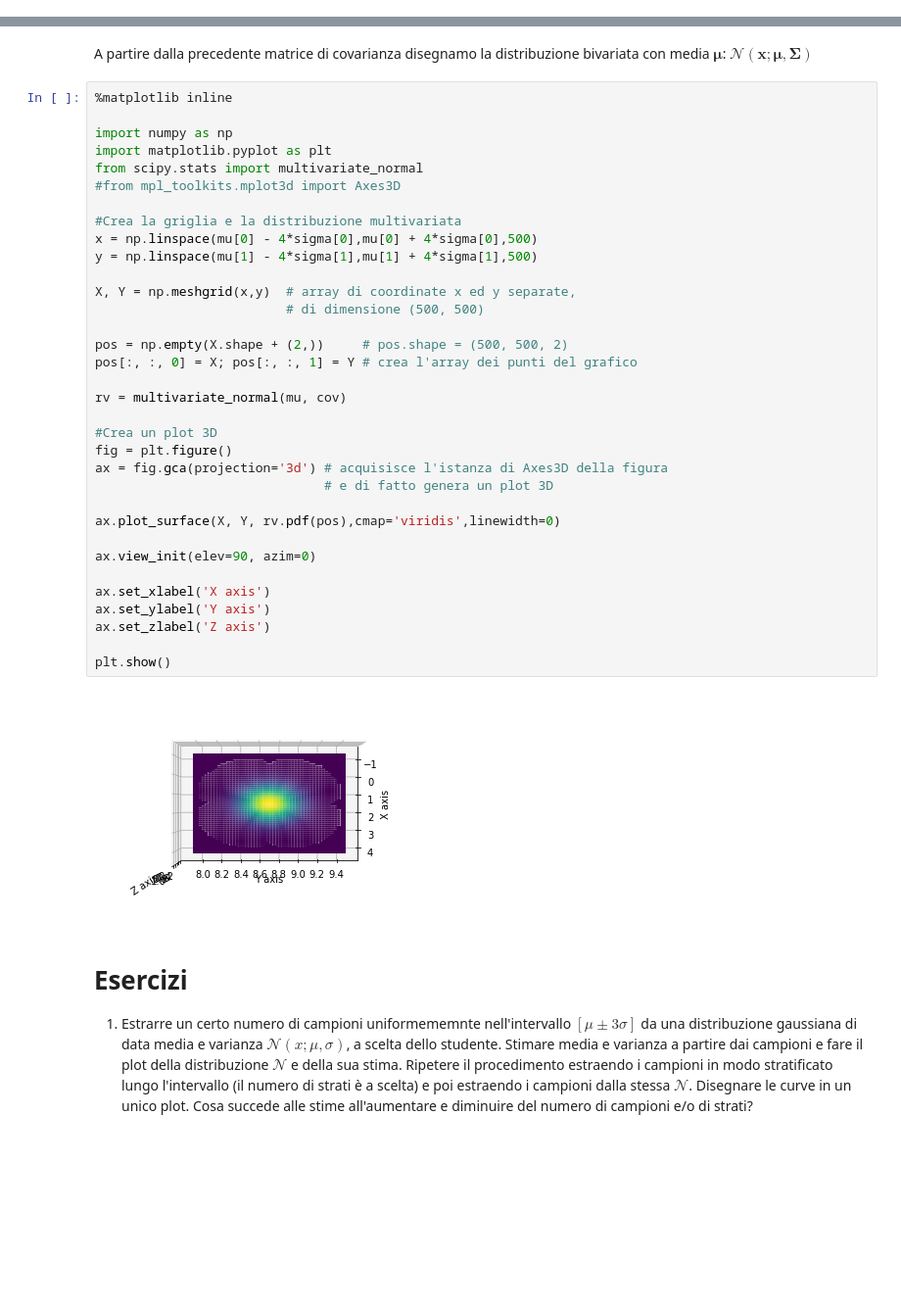
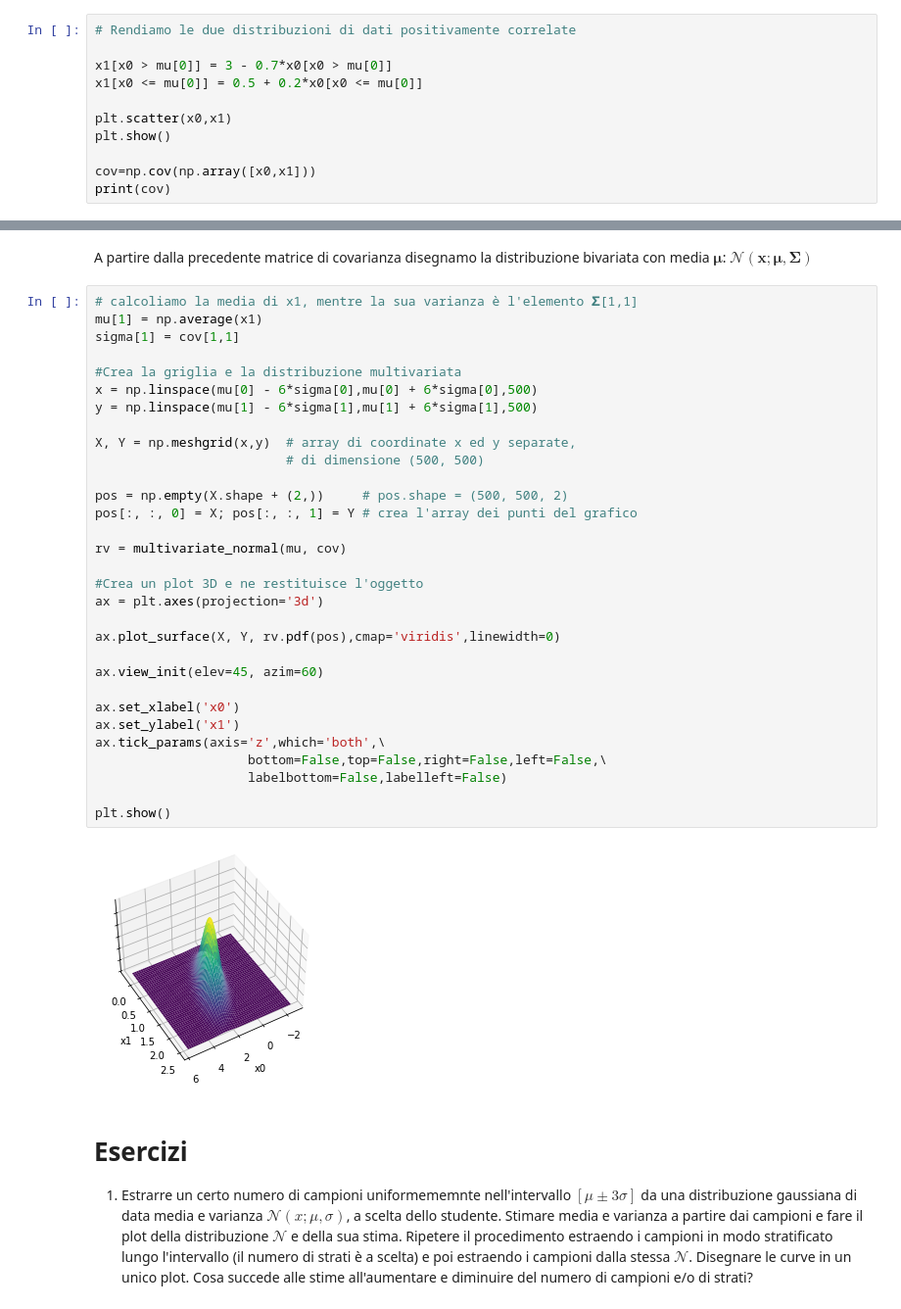
Before and after one commit to fredffsixty/Big-Data, a Jupyter notebook: Multivariate Gaussian and Covariance matrix.ipynb, the cells around one changed output, grey strips where cells are left out. Shown at 98% size. Cells and saved outputs as stored; diff of their text form; blank space fills up the shorter version.

```diff
--- a/Multivariate Gaussian and Covariance matrix.ipynb
+++ b/Multivariate Gaussian and Covariance matrix.ipynb
@@ -52,0 +50,11 @@ print(cov)
+# %%
+# Rendiamo le due distribuzioni di dati positivamente correlate
+
+x1[x0 > mu[0]] = 3 - 0.7*x0[x0 > mu[0]]
+x1[x0 <= mu[0]] = 0.5 + 0.2*x0[x0 <= mu[0]]
+
+plt.scatter(x0,x1)
+plt.show()
+
+cov=np.cov(np.array([x0,x1]))
+print(cov)
@@ -53,41 +65,38 @@ print(cov)
 # %% [markdown]
 A partire dalla precedente matrice di covarianza disegnamo la distribuzione bivariata con media $\boldsymbol\mu$: $\mathcal{N}(\mathbf{x}; \boldsymbol\mu, \boldsymbol\Sigma)$
 # %%
-%matplotlib inline
-
-import numpy as np
-import matplotlib.pyplot as plt
-from scipy.stats import multivariate_normal
-#from mpl_toolkits.mplot3d import Axes3D
+# calcoliamo la media di x1, mentre la sua varianza è l'elemento 𝚺[1,1]
+mu[1] = np.average(x1)
+sigma[1] = cov[1,1]
 
 #Crea la griglia e la distribuzione multivariata
-x = np.linspace(mu[0] - 4*sigma[0],mu[0] + 4*sigma[0],500)
-y = np.linspace(mu[1] - 4*sigma[1],mu[1] + 4*sigma[1],500)
+x = np.linspace(mu[0] - 6*sigma[0],mu[0] + 6*sigma[0],500)
+y = np.linspace(mu[1] - 6*sigma[1],mu[1] + 6*sigma[1],500)
 
 X, Y = np.meshgrid(x,y)  # array di coordinate x ed y separate,
                          # di dimensione (500, 500)
 
 pos = np.empty(X.shape + (2,))     # pos.shape = (500, 500, 2)
 pos[:, :, 0] = X; pos[:, :, 1] = Y # crea l'array dei punti del grafico
 
 rv = multivariate_normal(mu, cov)
 
-#Crea un plot 3D
-fig = plt.figure()
-ax = fig.gca(projection='3d') # acquisisce l'istanza di Axes3D della figura
-                              # e di fatto genera un plot 3D
+#Crea un plot 3D e ne restituisce l'oggetto
+ax = plt.axes(projection='3d')
 
 ax.plot_surface(X, Y, rv.pdf(pos),cmap='viridis',linewidth=0)
 
-ax.view_init(elev=90, azim=0)
+ax.view_init(elev=45, azim=60)
 
-ax.set_xlabel('X axis')
-ax.set_ylabel('Y axis')
-ax.set_zlabel('Z axis')
+ax.set_xlabel('x0')
+ax.set_ylabel('x1')
+ax.tick_params(axis='z',which='both',\
+                    bottom=False,top=False,right=False,left=False,\
+                    labelbottom=False,labelleft=False)
 
 plt.show()
 # %% [output]
-[figure, old version]
+[figure, new version]
 # %% [markdown]
 # Esercizi
 
```
Also changed, not shown: parts of 3 cells of this notebook, 4 other files.
